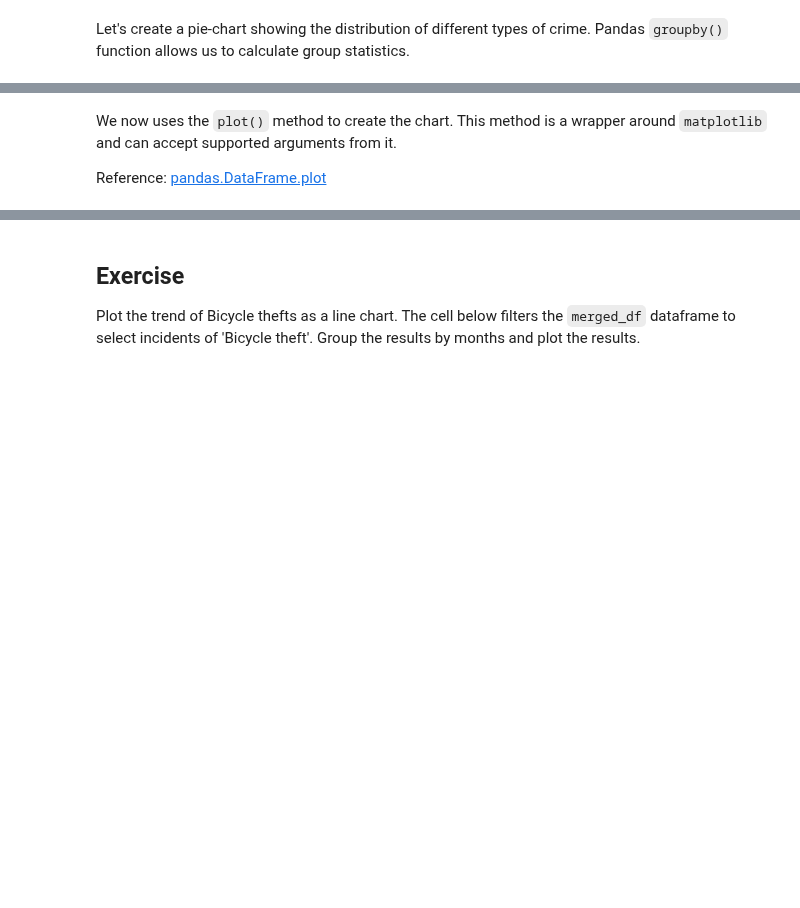
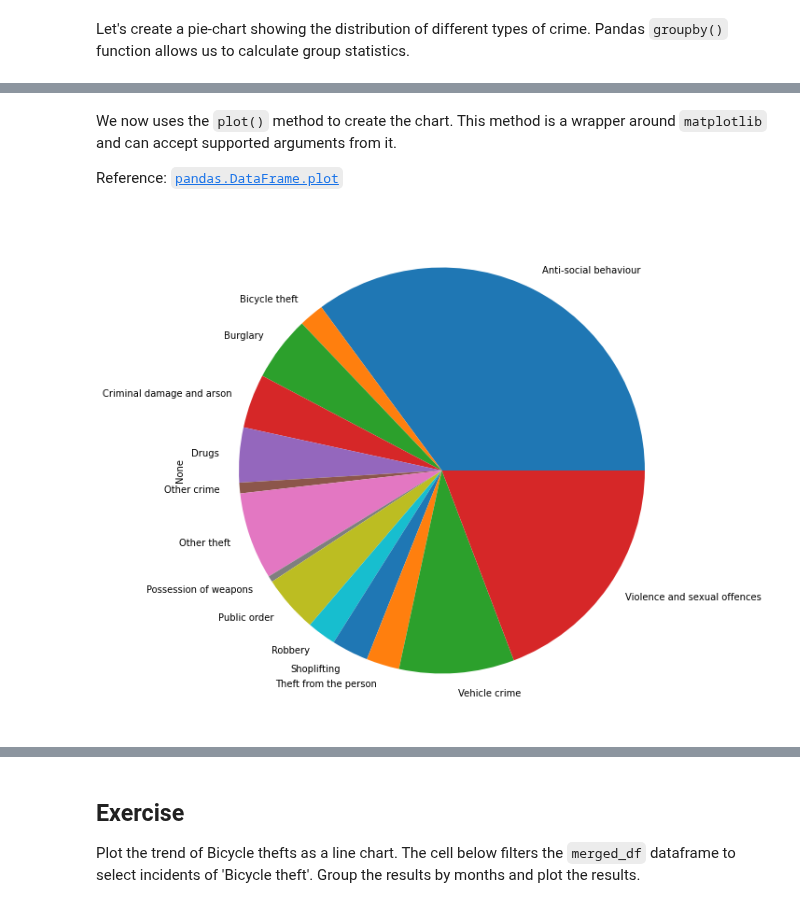
Before and after one commit to spatialthoughts/courses, a Jupyter notebook: code/python_dataviz/02_creating_charts.ipynb, the cells around one changed output, grey strips where cells are left out. Cells and saved outputs as stored; diff of their text form; code cells hidden in the pictures; blank space fills up the shorter version.

```diff
--- a/code/python_dataviz/02_creating_charts.ipynb
+++ b/code/python_dataviz/02_creating_charts.ipynb
@@ -13,2 +14,17 @@ import glob
 import matplotlib.pyplot as plt
+# %%
+data_folder = 'data'
+output_folder = 'output'
+
+if not os.path.exists(data_folder):
+    os.mkdir(data_folder)
+if not os.path.exists(output_folder):
+    os.mkdir(output_folder)
+# %%
+def download(url):
+    filename = os.path.join(data_folder, os.path.basename(url))
+    if not os.path.exists(filename):
+        from urllib.request import urlretrieve
+        local, _ = urlretrieve(url, filename)
+        print('Downloaded ' + local)
 # %% [markdown]
@@ -25,0 +32,21 @@ file_list
+# %%
+files = [
+  '2020-01-metropolitan-street.csv',
+  '2020-02-metropolitan-street.csv',
+  '2020-03-metropolitan-street.csv',
+  '2020-04-metropolitan-street.csv',
+  '2020-05-metropolitan-street.csv',
+  '2020-06-metropolitan-street.csv',
+  '2020-07-metropolitan-street.csv',
+  '2020-08-metropolitan-street.csv',
+  '2020-09-metropolitan-street.csv',
+  '2020-10-metropolitan-street.csv',
+  '2020-11-metropolitan-street.csv',
+  '2020-12-metropolitan-street.csv'
+]
+
+data_url = 'https://github.com/spatialthoughts/python-dataviz-web/raw/main/data/crime/'
+
+for f in files:
+  url = os.path.join(data_url, f)
+  download(url)
@@ -28,8 +70,9 @@ It will be helpful to merge all these files into a single dataframe. We can use
 # %%
 dataframe_list = []
 
-for file in file_list:
-    df = pd.read_csv(file)
+for f in files:
+    filepath = os.path.join(data_folder, f)
+    df = pd.read_csv(filepath)
     dataframe_list.append(df)
 
 merged_df = pd.concat(dataframe_list)
@@ -41,9 +107,11 @@ type_counts
 # %% [markdown]
 We now uses the `plot()` method to create the chart. This method is a wrapper around `matplotlib` and can accept supported arguments from it.
 
-Reference: [pandas.DataFrame.plot](https://pandas.pydata.org/docs/reference/api/pandas.DataFrame.plot.html)
+Reference: [`pandas.DataFrame.plot`](https://pandas.pydata.org/docs/reference/api/pandas.DataFrame.plot.html)
 # %%
 fig, ax = plt.subplots(1, 1)
-fig.set_size_inches(15,7)
+fig.set_size_inches(15,10)
 type_counts.plot(kind='pie', ax=ax)
 plt.show()
+# %% [output]
+[figure, added]
```
Also changed, not shown: parts of 22 cells of this notebook.
